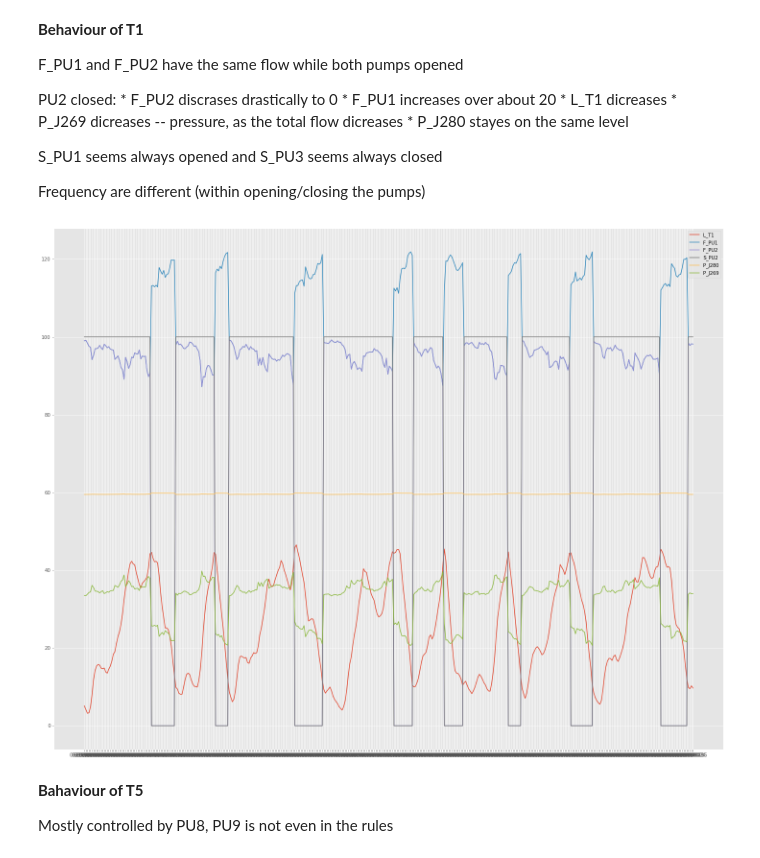
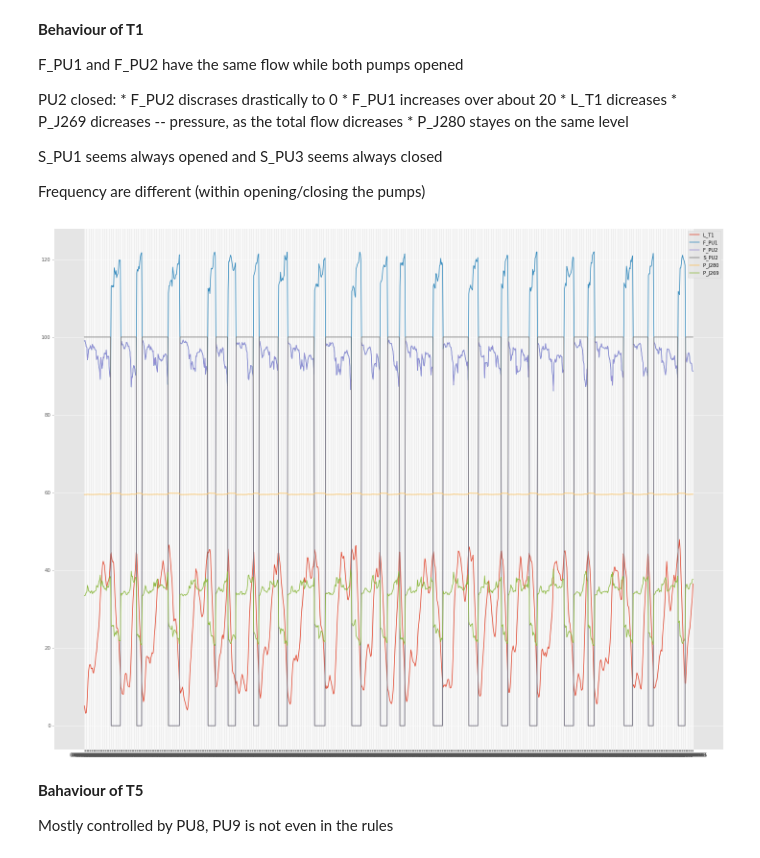
Before and after one commit to marius-pop0/CybeDataAnlaytics, a Jupyter notebook: assignment2/batadal.ipynb, the cells around one changed output. Drawn from its saved outputs; the diff is of its cells as text; code cells hidden in the pictures.

```diff
--- a/assignment2/batadal.ipynb
+++ b/assignment2/batadal.ipynb
@@ -24,22 +24,22 @@ Frequency are different (within opening/closing the pumps)
 # %%
 f, ax = plt.subplots(figsize=(25, 20))
 
 st = 0
-it = st + 400
+it = st + 1000
 plt.plot(10*train1_df['L_T1'].iloc[st:it])
 plt.plot(train1_df['F_PU1'].iloc[st:it])
 plt.plot(train1_df['F_PU2'].iloc[st:it])
 # plt.plot(train1_df['F_PU3'].iloc[st:it])
 # plt.plot(120*train1_df['S_PU1'].iloc[st:it]) #seems always opened ?
 plt.plot(100*train1_df['S_PU2'].iloc[st:it])
 # plt.plot(100*train1_df['S_PU3'].iloc[st:it]) #seems always closed ?
 plt.plot(20*train1_df['P_J280'].iloc[st:it]) # no correlation -- constant ??
 plt.plot(train1_df['P_J269'].iloc[st:it])
 
 plt.legend()
 plt.show()
 # %% [output]
-[figure, old version]
+[figure, new version]
 # %% [markdown]
 **Bahaviour of T5**
 
```
Also changed, not shown: 14 other files.
